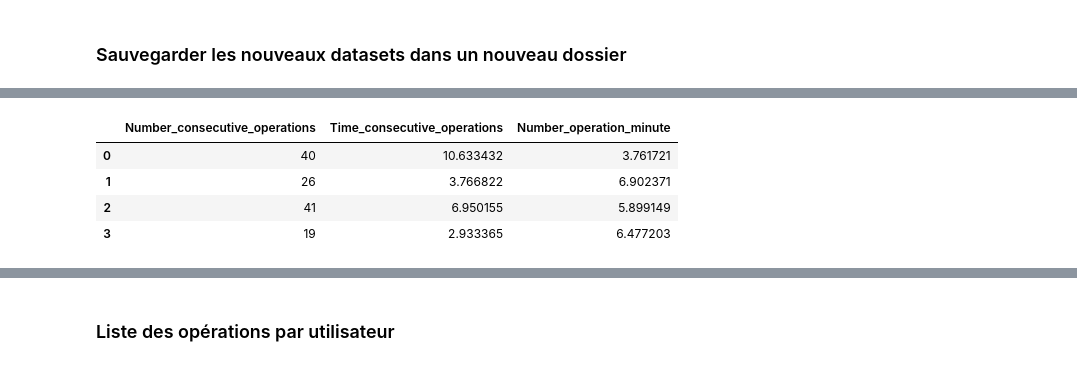
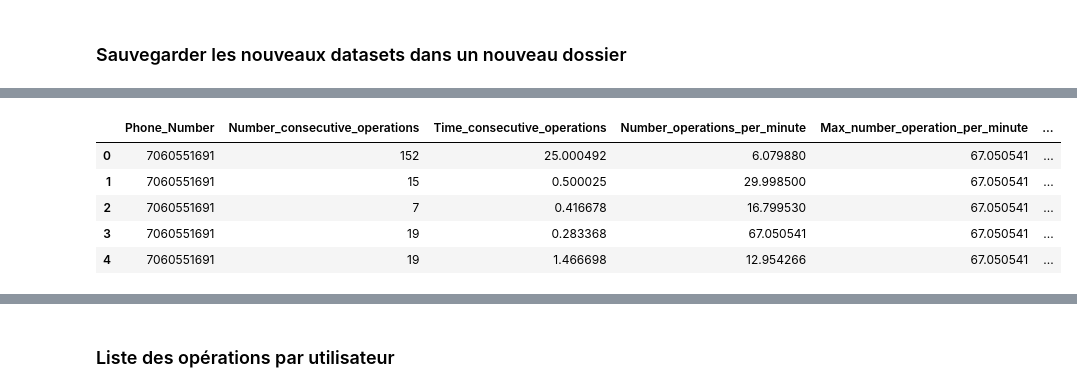
Before and after one commit to pfolaa/dsti-labs, a Jupyter notebook: fraud_detection.ipynb, the cells around one changed output, grey strips where cells are left out. Cells and saved outputs as stored; diff of their text form; code cells hidden in the pictures.

```diff
--- a/fraud_detection.ipynb
+++ b/fraud_detection.ipynb
@@ -1605,14 +1632,0 @@ df_time_consecutive_operations = pd.DataFrame(time_consecutive_operations)
-# %%
-pdList_consecutive_operations = [df_number_consecutive_operations, df_time_consecutive_operations] # List of our dataframes
-df_final_consecutive_operations = pd.concat(pdList_consecutive_operations, axis=1)
-df_final_consecutive_operations.columns=['Number_consecutive_operations', 'Time_consecutive_operations']
-df_final_consecutive_operations['Number_operation_minute'] = df_final_consecutive_operations['Number_consecutive_operations']/df_final_consecutive_operations['Time_consecutive_operations']
-df_final_consecutive_operations['Max_operation_minute']
-df_final_consecutive_operations['Min_operation_minute']
-df_final_consecutive_operations['Mean_operation_minute']
-# %% [output]
-|  | Number_consecutive_operations | Time_consecutive_operations | Number_operation_minute |
-| 0 | 40 | 10.633432 | 3.761721 |
-| 1 | 26 | 3.766822 | 6.902371 |
-| 2 | 41 | 6.950155 | 5.899149 |
-| 3 | 19 | 2.933365 | 6.477203 |
@@ -1627,0 +1635,12 @@ for f in tqdm(csv_files_new):
+# %%
+
+res_file_7060551691 = nombre_operations_consecutives_pour_chaque_df(file_7060551691)
+# %%
+res_file_7060551691
+# %% [output]
+|  | Phone_Number | Number_consecutive_operations | Time_consecutive_operations | Number_operations_per_minute | Max_number_operation_per_minute | ... |
+| 0 | 7060551691 | 152 | 25.000492 | 6.079880 | 67.050541 | ... |
+| 1 | 7060551691 | 15 | 0.500025 | 29.998500 | 67.050541 | ... |
+| 2 | 7060551691 | 7 | 0.416678 | 16.799530 | 67.050541 | ... |
+| 3 | 7060551691 | 19 | 0.283368 | 67.050541 | 67.050541 | ... |
+| 4 | 7060551691 | 19 | 1.466698 | 12.954266 | 67.050541 | ... |
```
Also changed, not shown: parts of 74 cells of this notebook.
